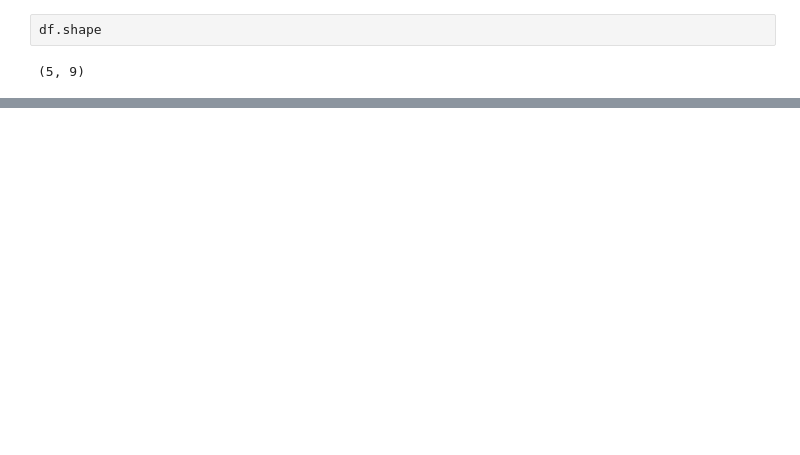
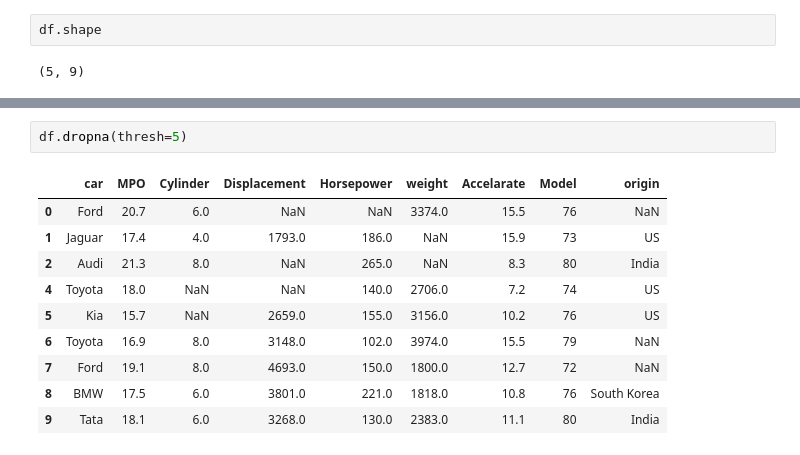
Before and after one commit to monisha4evr/dataAnalytics_04, a Jupyter notebook: AdvancePython/pandas/25_MissingValueHandling.ipynb, the cells around one changed output, grey strips where cells are left out. Saved outputs shown, nothing was run; the diff lists cells and outputs as text; blank space fills up the shorter version.

```diff
--- a/AdvancePython/pandas/25_MissingValueHandling.ipynb
+++ b/AdvancePython/pandas/25_MissingValueHandling.ipynb
@@ -83,0 +131,13 @@ df.loc[df['Cylinder']==1000]
+# %%
+df.dropna(thresh=5)
+# %% [output]
+|  | car | MPO | Cylinder | Displacement | Horsepower | weight | Accelarate | Model | origin |
+| 0 | Ford | 20.7 | 6.0 | NaN | NaN | 3374.0 | 15.5 | 76 | NaN |
+| 1 | Jaguar | 17.4 | 4.0 | 1793.0 | 186.0 | NaN | 15.9 | 73 | US |
+| 2 | Audi | 21.3 | 8.0 | NaN | 265.0 | NaN | 8.3 | 80 | India |
+| 4 | Toyota | 18.0 | NaN | NaN | 140.0 | 2706.0 | 7.2 | 74 | US |
+| 5 | Kia | 15.7 | NaN | 2659.0 | 155.0 | 3156.0 | 10.2 | 76 | US |
+| 6 | Toyota | 16.9 | 8.0 | 3148.0 | 102.0 | 3974.0 | 15.5 | 79 | NaN |
+| 7 | Ford | 19.1 | 8.0 | 4693.0 | 150.0 | 1800.0 | 12.7 | 72 | NaN |
+| 8 | BMW | 17.5 | 6.0 | 3801.0 | 221.0 | 1818.0 | 10.8 | 76 | South Korea |
+| 9 | Tata | 18.1 | 6.0 | 3268.0 | 130.0 | 2383.0 | 11.1 | 80 | India |
```
Also changed, not shown: parts of 14 cells of this notebook, 7 other files.
